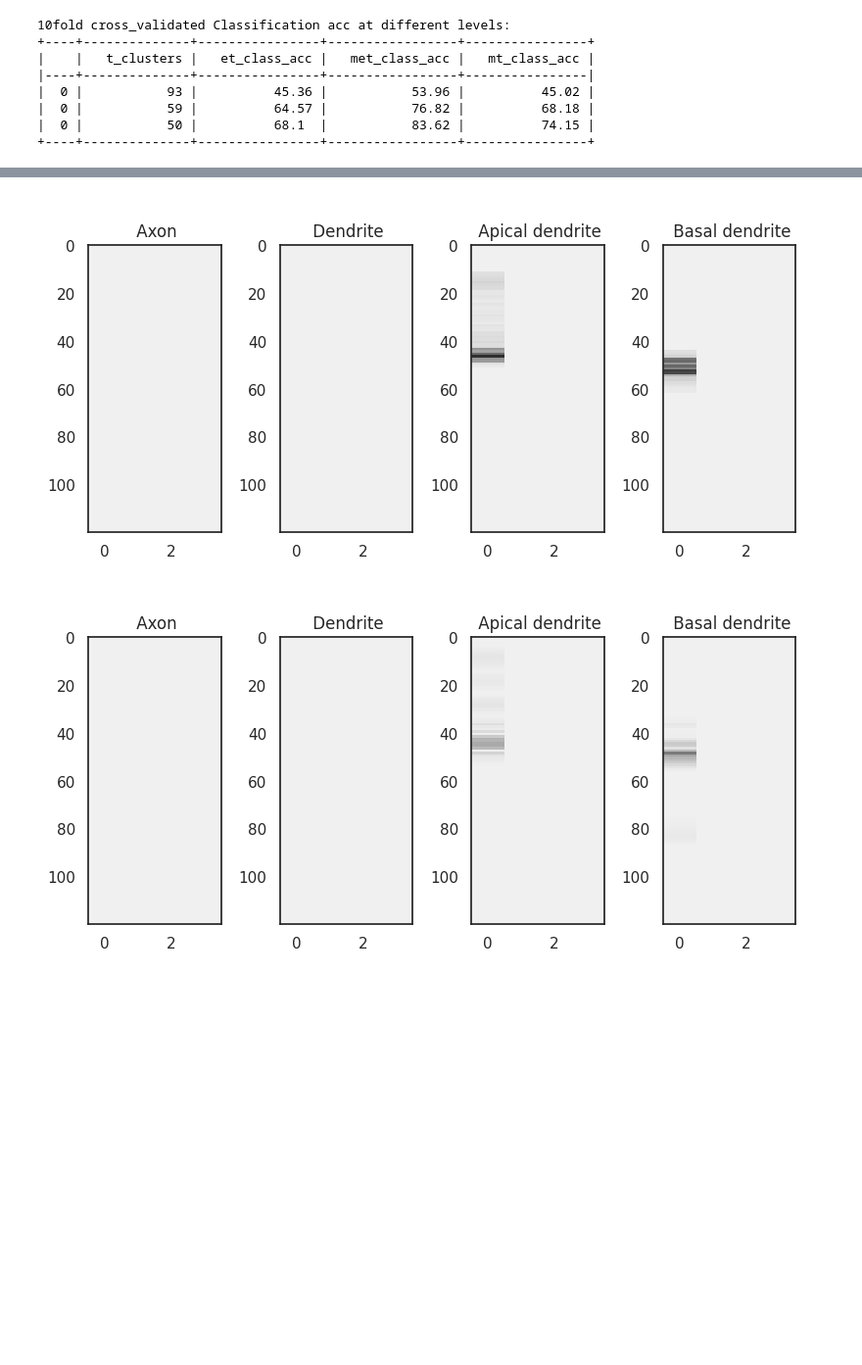
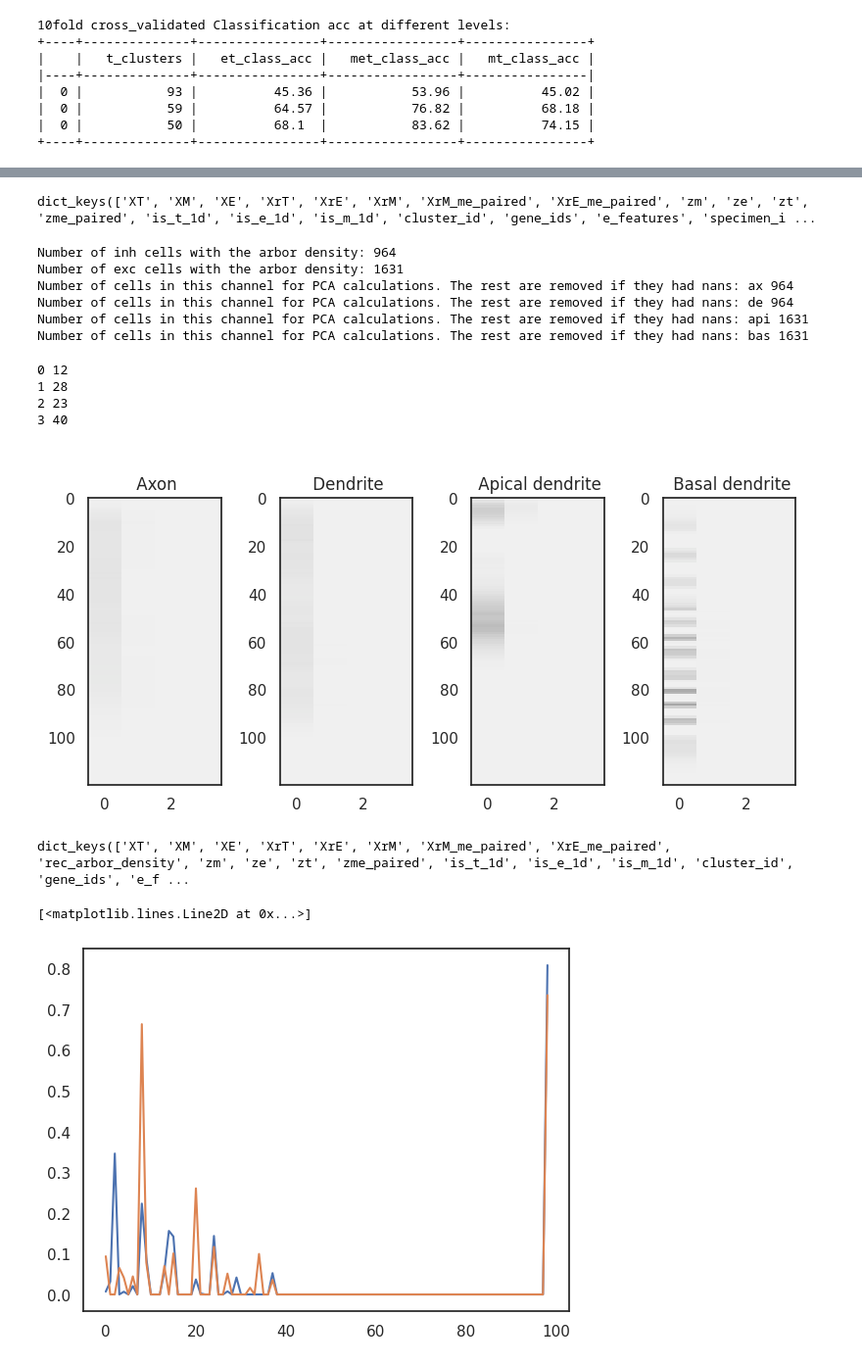
Before and after one commit to AllenInstitute/cplAE_MET, a Jupyter notebook: notebooks/optuna_analysis.ipynb, the cells around one changed output, grey strips where cells are left out. Shown: that part at 98% size. Cells and saved outputs as stored; diff of their text form; code cells hidden in the pictures; blank space fills up the shorter version.

Commit message:
using arbor densities directly

```diff
--- a/notebooks/optuna_analysis.ipynb
+++ b/notebooks/optuna_analysis.ipynb
@@ -169,0 +167,4 @@ NameError: name 'plot_parallel_coordinate' is not defined
+# %%
+output.keys()
+# %% [output]
+dict_keys(['XT', 'XM', 'XE', 'XrT', 'XrE', 'XrM', 'XrM_me_paired', 'XrE_me_paired', 'zm', 'ze', 'zt', 'zme_paired', 'is_t_1d', 'is_e_1d', 'is_m_1d', 'cluster_id', 'gene_ids', 'e_features', 'specimen_i ...
@@ -170,6 +181,73 @@ NameError: name 'plot_parallel_coordinate' is not defined
+# %%
+arbor_density = {}
+for col, key in enumerate(['ax', 'de', 'api', 'bas']):
+    arbor_density[key] = m_input['hist_ax_de_api_bas'][:,:,:,col]
+
+not_valid_xm_channels = np.apply_over_axes(np.all,
+                                            np.logical_or(m_input['hist_ax_de_api_bas'] == 0,
+                                            np.isnan(m_input['hist_ax_de_api_bas'])),
+                                            axes = [1, 2])
+not_valid_xm_channels = np.squeeze(not_valid_xm_channels)
+valid={}
+for col, key in enumerate(['ax', 'de', 'api', 'bas']):
+    valid[key] = ~not_valid_xm_channels[:,col]
+
+print("Number of inh cells with the arbor density:", valid['ax'].sum())
+print("Number of exc cells with the arbor density:", valid['api'].sum())
+
+keep_cells = {}
+for k in arbor_density.keys():
+    # mask for the cells with arbor density
+    arbor_density[k] = arbor_density[k][valid[k]]
+    # Find the m_cells with that have nan values in their non-OFF channels
+    keep_cells[k] = ~np.squeeze(np.apply_over_axes(np.any, np.isnan(arbor_density[k]),axes = [1, 2]))
+    # remove the cells that have nan values in each channel
+    arbor_density[k] = arbor_density[k][keep_cells[k]]
+    # collapse the last two dims and have a 1d arbor density for each channel
+    arbor_density[k] = arbor_density[k].reshape(arbor_density[k].shape[0], -1)
+    print("Number of cells in this channel for PCA calculations. The rest are removed if they had nans:", k, keep_cells[k].sum())
+# %% [output]
+Number of inh cells with the arbor density: 964
+Number of exc cells with the arbor density: 1631
+Number of cells in this channel for PCA calculations. The rest are removed if they had nans: ax 964
+Number of cells in this channel for PCA calculations. The rest are removed if they had nans: de 964
+Number of cells in this channel for PCA calculations. The rest are removed if they had nans: api 1631
+Number of cells in this channel for PCA calculations. The rest are removed if they had nans: bas 1631
+# %%
+import numpy as np
+from sklearn.decomposition import PCA
+
+min_lim = 0
+rec_channel = {}
+rec_pcs = output['XrM']
+for i, channel in enumerate(['ax', 'de', 'api', 'bas']):
+    print(i, n_comps[i])
+    pca = PCA(n_comps[i])
+    pca.fit(arbor_density[channel])
+    total_var = arbor_density_PC_vars[i]
+    col_limit = (min_lim , min_lim + n_comps[i])
+    rec_channel[channel] = (np.dot(rec_pcs[:, col_limit[0]:col_limit[1]] * total_var, pca.components_) + pca.mean_).reshape(-1, 120, 4)
+    # print(col_limit)
+    min_lim = col_limit[1]
+
+rec_arbor_density = np.stack((rec_channel['ax'], rec_channel['de'], rec_channel['api'], rec_channel['bas']), axis=3)
+# %% [output]
+0 12
+1 28
+2 23
+3 40
+# %%
+# plot_m(m_input['hist_ax_de_api_bas'][output['is_m_1d']][1000,...])
+plot_m(rec_arbor_density[100,...])
+# %% [output]
+[figure, added]
+# %%
+output.keys()
+# %% [output]
+dict_keys(['XT', 'XM', 'XE', 'XrT', 'XrE', 'XrM', 'XrM_me_paired', 'XrE_me_paired', 'rec_arbor_density', 'zm', 'ze', 'zt', 'zme_paired', 'is_t_1d', 'is_e_1d', 'is_m_1d', 'cluster_id', 'gene_ids', 'e_f ...
 # %%
-plot_m(output['hist_ax_de_api_bas'][output['is_m_1d']][1200,...])
-plot_m(output['rec_arbor_density'][output['is_m_1d']][1200,...])
+plt.plot(output['XM'][output['is_m_1d']][2000,...])
+plt.plot(output['XrM'][output['is_m_1d']][2000,...])
 # %% [output]
+[<matplotlib.lines.Line2D at 0x...>]
-[figure, old version]
+[figure, new version]
-[figure, removed]
```
Also changed, not shown: parts of 11 cells of this notebook, 28 other files.
